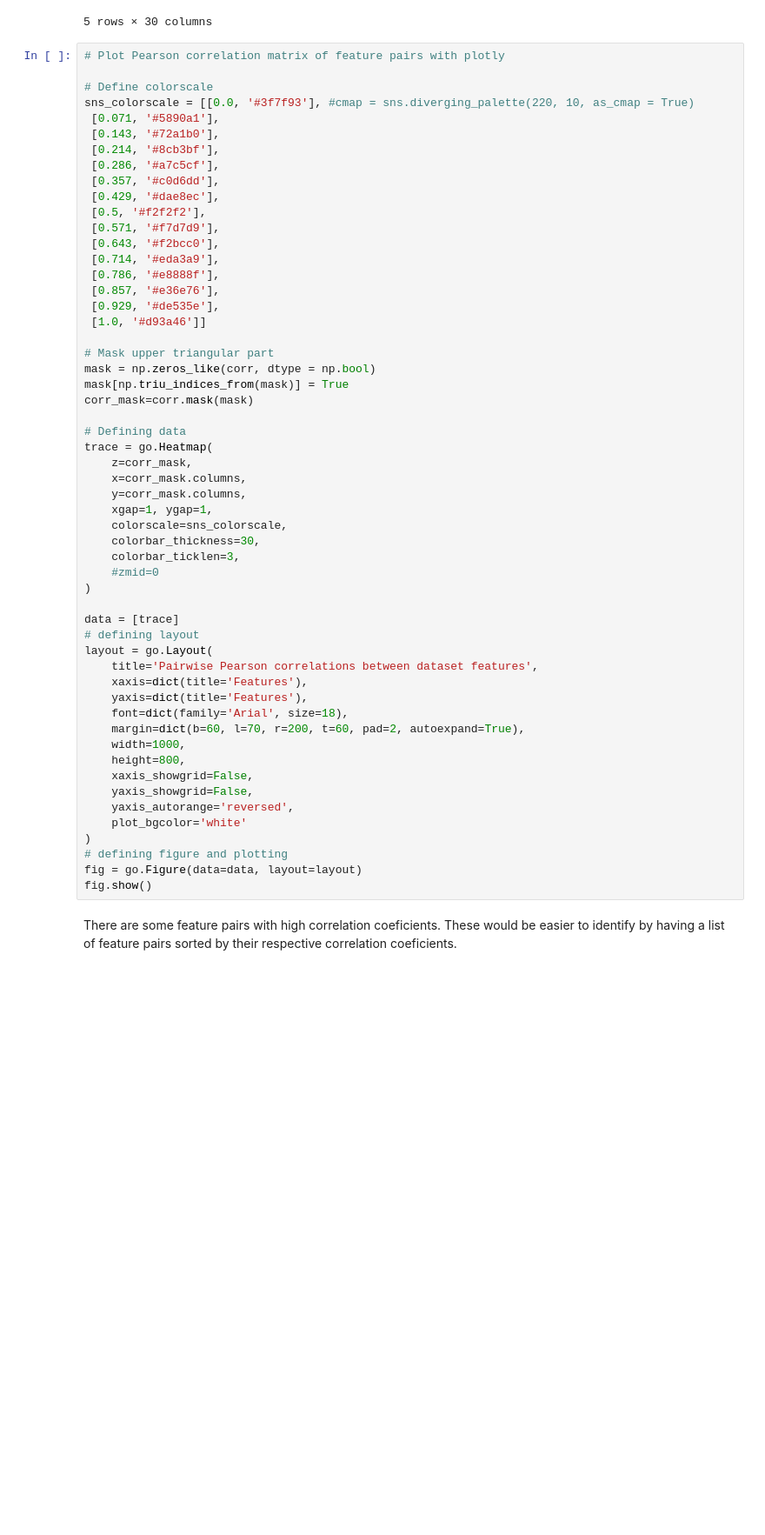
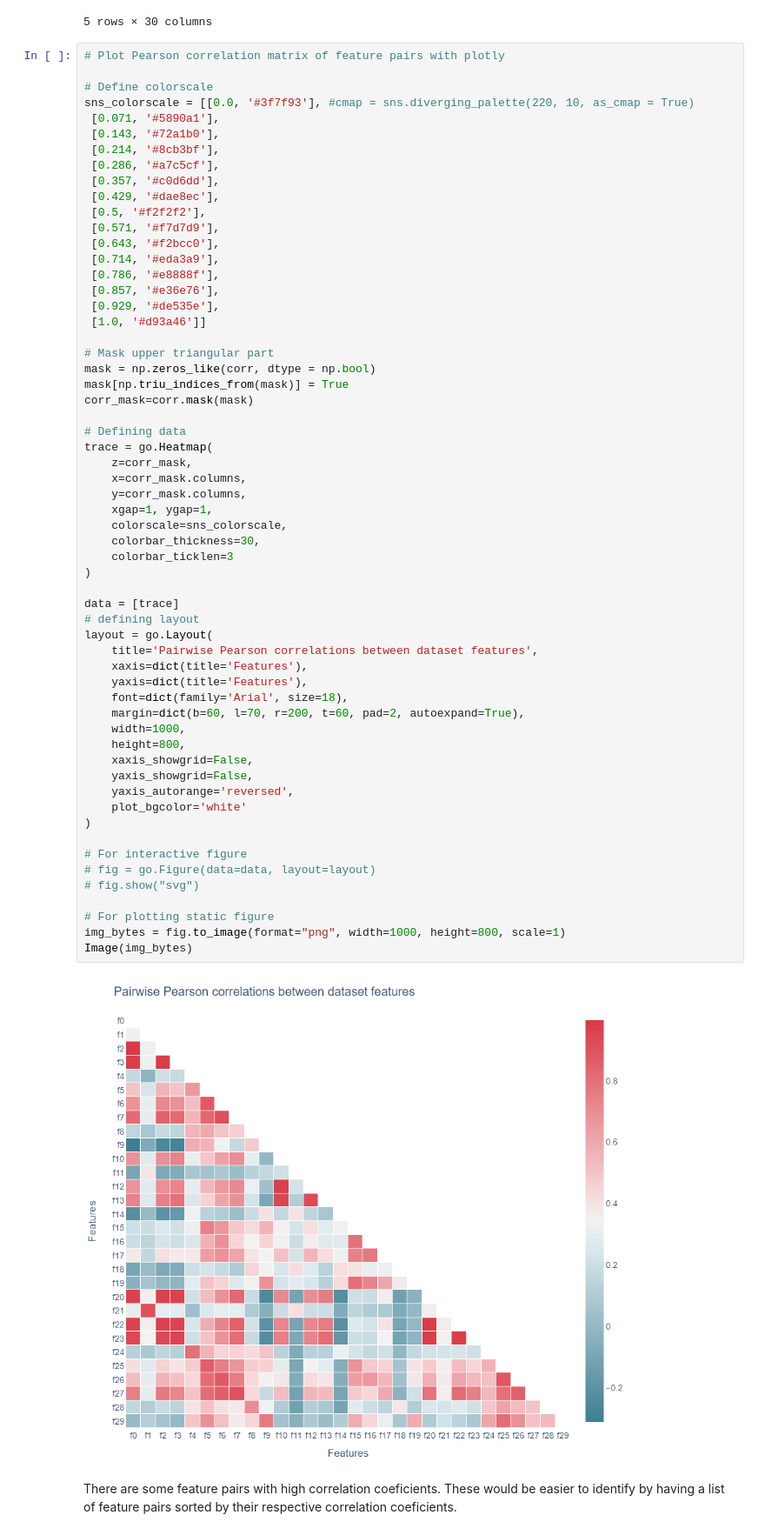
Before and after one commit to ahertweck/KCL_Hackathon_Spring_2019, a Jupyter notebook: KCL_Hackathon_Spring_2019.ipynb, the cells around one changed output. Shown at 87% size. Drawn from its saved outputs; the diff is of its cells as text; blank space fills up the shorter version.

```diff
--- a/KCL_Hackathon_Spring_2019.ipynb
+++ b/KCL_Hackathon_Spring_2019.ipynb
@@ -195,38 +188,44 @@ sns_colorscale = [[0.0, '#3f7f93'], #cmap = sns.diverging_palette(220, 10, as_cm
 # Mask upper triangular part
 mask = np.zeros_like(corr, dtype = np.bool)
 mask[np.triu_indices_from(mask)] = True
 corr_mask=corr.mask(mask)
 
 # Defining data
 trace = go.Heatmap(
     z=corr_mask,
     x=corr_mask.columns,
     y=corr_mask.columns,
     xgap=1, ygap=1,
     colorscale=sns_colorscale,
     colorbar_thickness=30,
-    colorbar_ticklen=3,
-    #zmid=0
+    colorbar_ticklen=3
 )
 
 data = [trace]
 # defining layout
 layout = go.Layout(
     title='Pairwise Pearson correlations between dataset features',
     xaxis=dict(title='Features'),
     yaxis=dict(title='Features'),
     font=dict(family='Arial', size=18),
     margin=dict(b=60, l=70, r=200, t=60, pad=2, autoexpand=True),
     width=1000,
     height=800,
     xaxis_showgrid=False,
     yaxis_showgrid=False,
     yaxis_autorange='reversed',
     plot_bgcolor='white'
 )
-# defining figure and plotting
-fig = go.Figure(data=data, layout=layout)
-fig.show()
+
+# For interactive figure
+# fig = go.Figure(data=data, layout=layout)
+# fig.show("svg")
+
+# For plotting static figure
+img_bytes = fig.to_image(format="png", width=1000, height=800, scale=1)
+Image(img_bytes)
+# %% [output]
+[figure, added]
 # %% [markdown]
 There are some feature pairs with high correlation coeficients. These would be easier to identify by having a list of feature pairs sorted by their respective correlation coeficients.
 # %%
```
Also changed, not shown: parts of 6 cells of this notebook.
